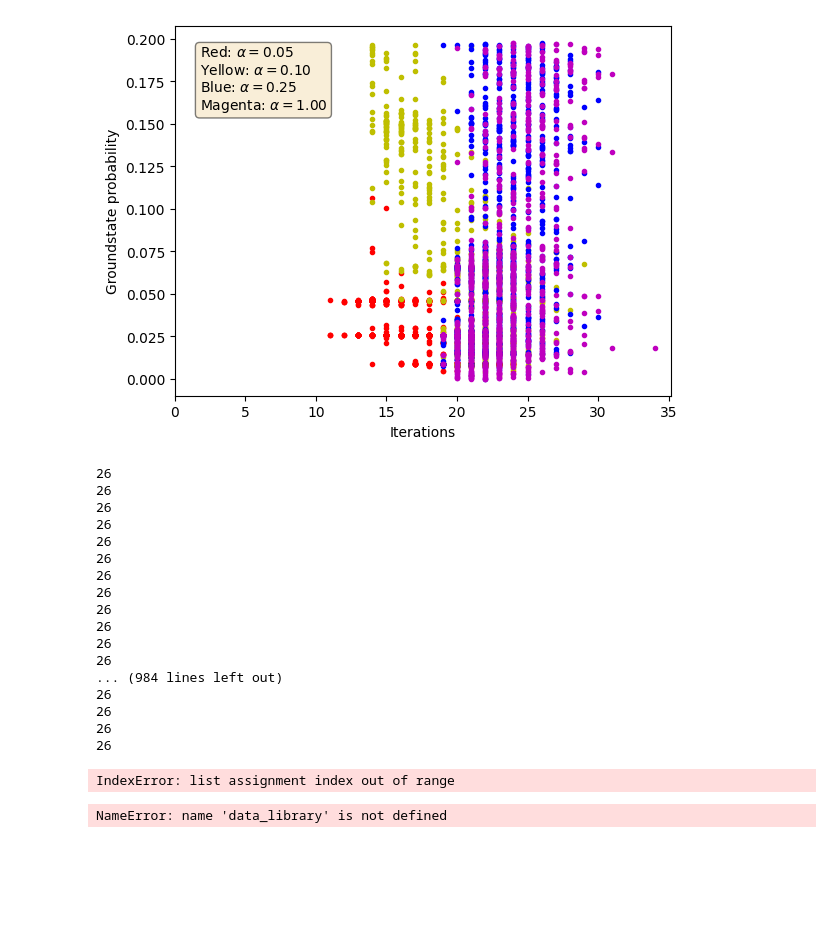
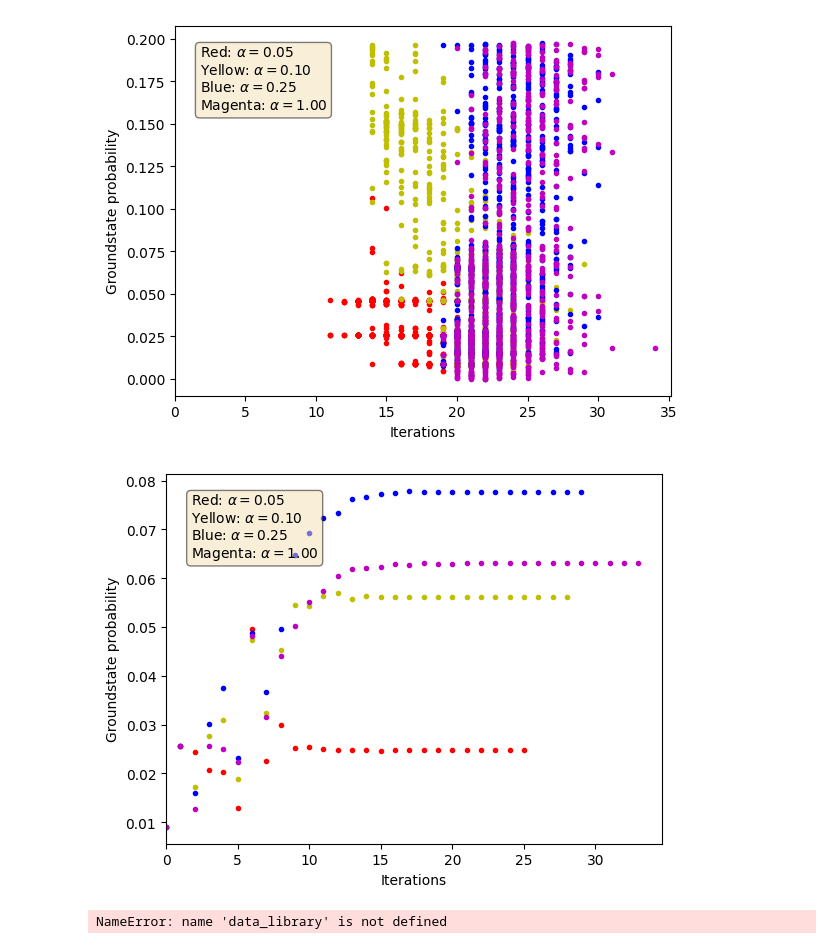
Before and after one commit to jacobljungberg/Testing_CVaR_on_QAOA, a Jupyter notebook: examples/Data_analysis.ipynb, the cells around one changed output. Saved outputs shown, nothing was run; the diff lists cells and outputs as text; code cells hidden in the pictures; blank space fills up the shorter version.

```diff
--- a/examples/Data_analysis.ipynb
+++ b/examples/Data_analysis.ipynb
@@ -127,15 +128,13 @@ def average_value_prob(problists): #inputen ska vara en problists (alltså en li
     #for problist in problists:
 
     for sublist in problists:
-        print(len(sublist))
         while len(sublist) < len_max_problist:
             sublist.append(sublist[-1])
-            print(sublist[-1])
     #måste appenda värden i slutet av listan (som är samma som sista värdet) så att alla listor blir lika långa som sista
 
     for i in range(len_max_problist): #beräknar medelvärdet för varje iteration
         lst = [item[i] for item in problists]
-        average_value_list[i] = sum(lst)/len(lst)
+        average_value_list.append(sum(lst)/len(lst))
 
 
     #sen också lägga in en outline av hur spridda resultaten är också (error-bars)??
@@ -148,59 +147,44 @@ def average_value_prob(problists): #inputen ska vara en problists (alltså en li
 average_value_list005 = average_value_prob(problist_alpha005)
 average_value_list010 = average_value_prob(problist_alpha010)
 average_value_list025 = average_value_prob(problist_alpha025)
 average_value_list100 = average_value_prob(problist_alpha100)
 
+
 fig, ax = plt.subplots()
-for prob_vector in average_value_list005:
-    ax.plot(len(prob_vector), prob_vector[-1], 'r.', linewidth=1)
 
-for prob_vector in average_value_list010:
-    ax.plot(len(prob_vector), prob_vector[-1], 'y.', linewidth=1)
+for i in range(len(average_value_list005)):
+    ax.plot(i, average_value_list005[i], 'r.', linewidth=1)
 
-for prob_vector in average_value_list025:
-    ax.plot(len(prob_vector), prob_vector[-1], 'b.', linewidth=1)
+for i in range(len(average_value_list010)):
+    ax.plot(i, average_value_list010[i], 'y.', linewidth=1)
 
-for prob_vector in average_value_list100:
-    ax.plot(len(prob_vector), prob_vector[-1], 'm.', linewidth=1)
+for i in range(len(average_value_list025)):
+    ax.plot(i, average_value_list025[i], 'b.', linewidth=1)
+
+for i in range(len(average_value_list100)):
+    ax.plot(i, average_value_list100[i], 'm.', linewidth=1)
 
 plt.xlabel('Iterations')
 plt.ylabel('Groundstate probability')
 
 ax.set_xlim(0)
 
 textstr = '\n'.join((
     r'Red: $\alpha=%.2f$' % 0.05,
     r'Yellow: $\alpha=%.2f$' % 0.10,
     r'Blue: $\alpha=%.2f$' % 0.25,
     r'Magenta: $\alpha=%.2f$' % 1))
 
 props = dict(boxstyle='round', facecolor='wheat', alpha=0.5)
 ax.text(0.05, 0.95, textstr,
         verticalalignment='top', horizontalalignment='left',
         transform=ax.transAxes,
         color='black', fontsize=10, bbox=props)
 
 
 plt.show()
 # %% [output]
-26
-26
-26
-26
-26
-26
-26
-26
-26
-26
-26
-26
-... (984 lines left out)
-26
-26
-26
-26
-IndexError: list assignment index out of range
+[figure, added]
 # %%
 #Det här var gammal kod för att plotta, behöver ändras för att läsa dataframesen som laddats in från csverna
 #men kan ju användas som mall
```
Also changed, not shown: parts of 3 cells of this notebook.
